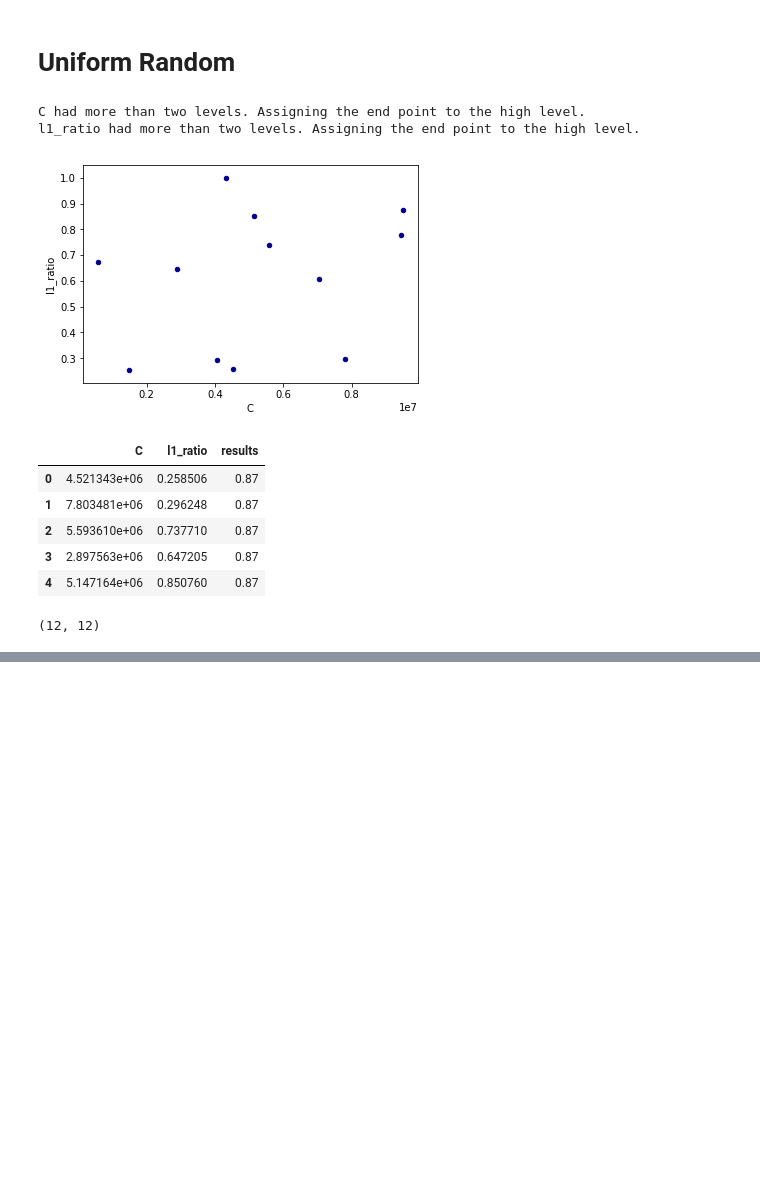
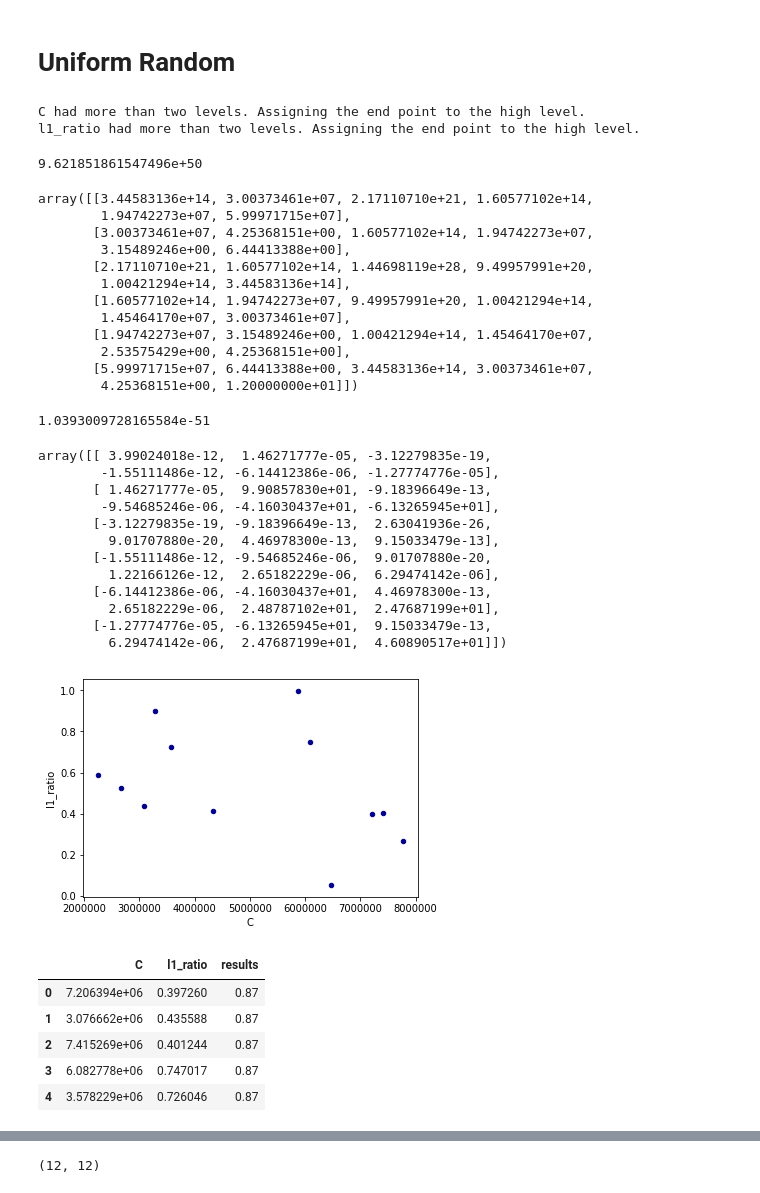
Before and after one commit to fd0r/design_of_experiment, a Jupyter notebook: python_notebook_numerical.ipynb, the cells around one changed output, grey strips where cells are left out. Drawn from its saved outputs; the diff is of its cells as text; code cells hidden in the pictures; blank space fills up the shorter version.

Commit message:
add information matrix

```diff
--- a/python_notebook_numerical.ipynb
+++ b/python_notebook_numerical.ipynb
@@ -673,6 +1019,24 @@ help(build.halton)  #  Only numerical/range values
 plan = build.halton(
     deepcopy(parameters), num_samples=12
 )
+
+design_matrix = plan.copy()
+for elt1, elt2 in combinations_with_replacement(design_matrix.columns, 2):
+    design_matrix["{}_{}".format(elt1, elt2)] = design_matrix[elt1] * design_matrix[elt2]
+design_matrix["intercept"] = 1
+information_matrix = design_matrix.values.T @ design_matrix.values
+det = np.linalg.det(information_matrix)
+display(det)
+display(information_matrix)
+try:
+    inv = np.linalg.inv(information_matrix)
+    inv_det = np.linalg.det(inv)
+    display(inv_det)
+    display(inv)
+except:
+    pass
+
+
 
 plan.plot.scatter(x=plan.columns[0],
                   y=plan.columns[1],
@@ -733,38 +1123,80 @@ help(build.uniform_random)  # Only numerical/range values
 # %%
 plan = build.uniform_random(
     deepcopy(parameters), num_samples=12
 )
+
+design_matrix = plan.copy()
+for elt1, elt2 in combinations_with_replacement(design_matrix.columns, 2):
+    design_matrix["{}_{}".format(elt1, elt2)] = design_matrix[elt1] * design_matrix[elt2]
+design_matrix["intercept"] = 1
+information_matrix = design_matrix.values.T @ design_matrix.values
+det = np.linalg.det(information_matrix)
+display(det)
+display(information_matrix)
+try:
+    inv = np.linalg.inv(information_matrix)
+    inv_det = np.linalg.det(inv)
+    display(inv_det)
+    display(inv)
+except:
+    pass
+
 
 plan.plot.scatter(x=plan.columns[0],
                   y=plan.columns[1],
                   c='DarkBlue')
 plt.show()
 plt.close()
 
 results = eval_plan(clf, plan, X, y)
 enc = OrdinalEncoder()
 enc.fit(results.loc[:, results.columns != 'results'])
 indices = enc.transform(results.loc[:, results.columns != 'results'])
 display(results.head())
 shape = tuple([len(elt) for elt in enc.categories_])
 values = np.zeros(shape)
 display(values.shape)
 for idx, value in zip(indices, results['results']):
     idx = tuple(map(int, idx))
     values[idx] = value
 display(values)
 
 plt.matshow(values[:,:])
 plt.show()
 plt.close()
 # %% [output]
 C had more than two levels. Assigning the end point to the high level.
 l1_ratio had more than two levels. Assigning the end point to the high level.
+9.621851861547496e+50
+array([[3.44583136e+14, 3.00373461e+07, 2.17110710e+21, 1.60577102e+14,
+        1.94742273e+07, 5.99971715e+07],
+       [3.00373461e+07, 4.25368151e+00, 1.60577102e+14, 1.94742273e+07,
+        3.15489246e+00, 6.44413388e+00],
+       [2.17110710e+21, 1.60577102e+14, 1.44698119e+28, 9.49957991e+20,
+        1.00421294e+14, 3.44583136e+14],
+       [1.60577102e+14, 1.94742273e+07, 9.49957991e+20, 1.00421294e+14,
+        1.45464170e+07, 3.00373461e+07],
+       [1.94742273e+07, 3.15489246e+00, 1.00421294e+14, 1.45464170e+07,
+        2.53575429e+00, 4.25368151e+00],
+       [5.99971715e+07, 6.44413388e+00, 3.44583136e+14, 3.00373461e+07,
+        4.25368151e+00, 1.20000000e+01]])
+1.0393009728165584e-51
+array([[ 3.99024018e-12,  1.46271777e-05, -3.12279835e-19,
+        -1.55111486e-12, -6.14412386e-06, -1.27774776e-05],
+       [ 1.46271777e-05,  9.90857830e+01, -9.18396649e-13,
+        -9.54685246e-06, -4.16030437e+01, -6.13265945e+01],
+       [-3.12279835e-19, -9.18396649e-13,  2.63041936e-26,
+         9.01707880e-20,  4.46978300e-13,  9.15033479e-13],
+       [-1.55111486e-12, -9.54685246e-06,  9.01707880e-20,
+         1.22166126e-12,  2.65182229e-06,  6.29474142e-06],
+       [-6.14412386e-06, -4.16030437e+01,  4.46978300e-13,
+         2.65182229e-06,  2.48787102e+01,  2.47687199e+01],
+       [-1.27774776e-05, -6.13265945e+01,  9.15033479e-13,
+         6.29474142e-06,  2.47687199e+01,  4.60890517e+01]])
-[figure, old version]
+[figure, new version]
 |  | C | l1_ratio | results |
-| 0 | 4.521343e+06 | 0.258506 | 0.87 |
-| 1 | 7.803481e+06 | 0.296248 | 0.87 |
-| 2 | 5.593610e+06 | 0.737710 | 0.87 |
-| 3 | 2.897563e+06 | 0.647205 | 0.87 |
-| 4 | 5.147164e+06 | 0.850760 | 0.87 |
+| 0 | 7.206394e+06 | 0.397260 | 0.87 |
+| 1 | 3.076662e+06 | 0.435588 | 0.87 |
+| 2 | 7.415269e+06 | 0.401244 | 0.87 |
+| 3 | 6.082778e+06 | 0.747017 | 0.87 |
+| 4 | 3.578229e+06 | 0.726046 | 0.87 |
-(12, 12)
@@ -787,0 +1203 @@ array([[0.  , 0.  , 0.  , 0.  , 0.  , 0.  , 0.86, 0.  , 0.  , 0.  , 0.  ,
+(12, 12)
```
Also changed, not shown: parts of 14 cells of this notebook, 1 other file.
